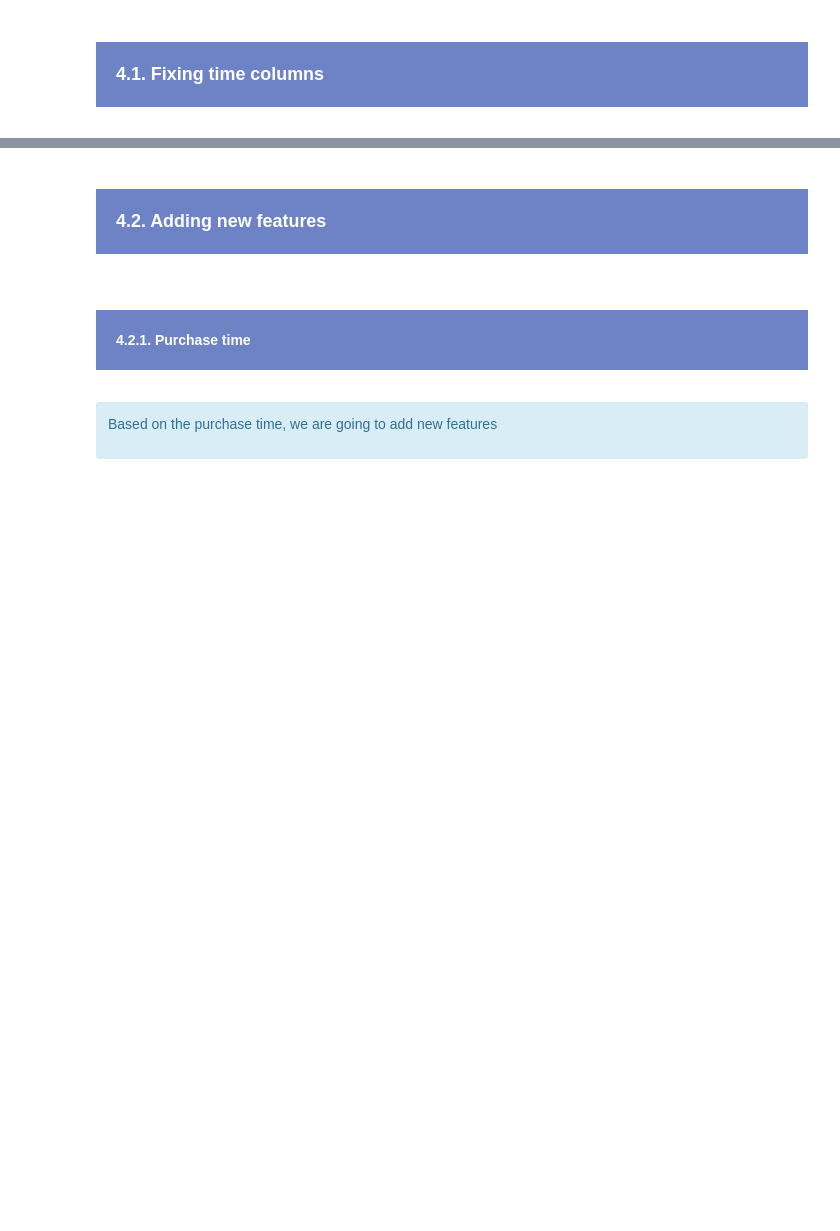
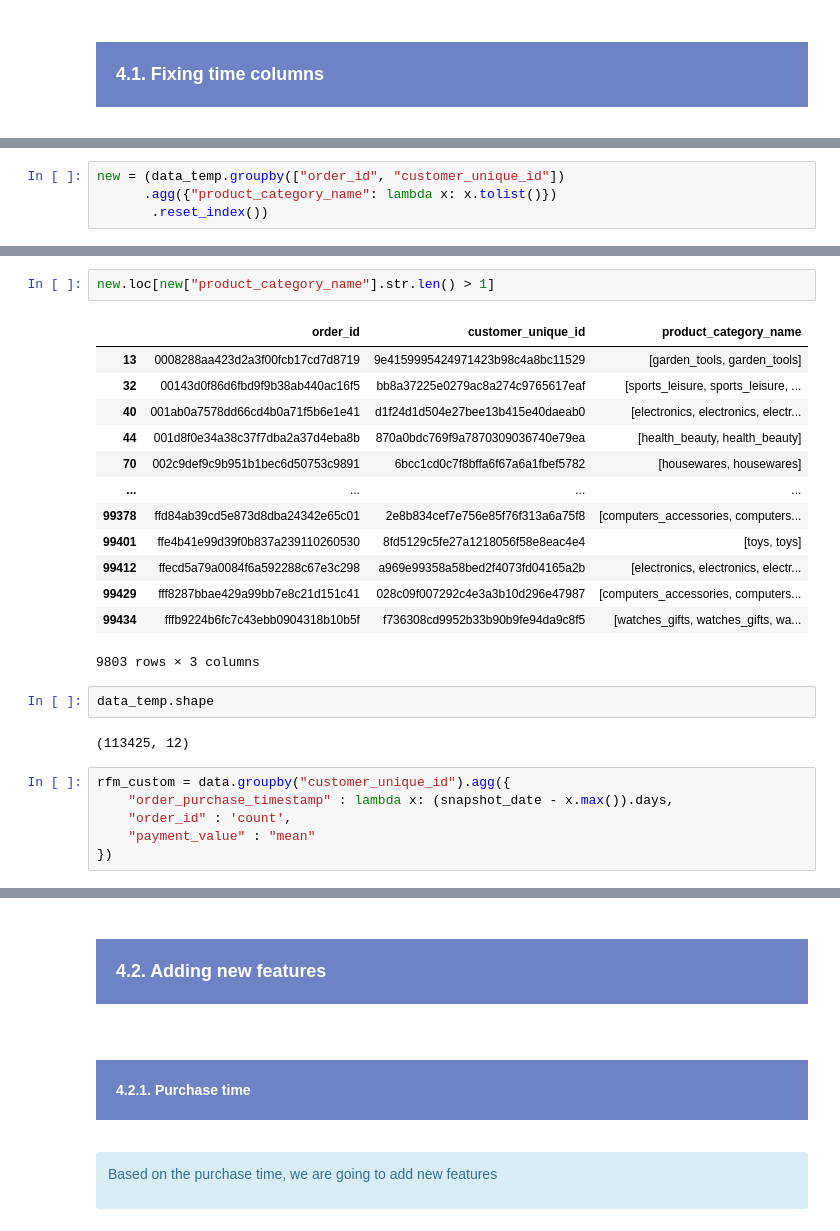
Before and after one commit to samirhinojosa/OC-P5-segment-customers-of-website, a Jupyter notebook: analysis_notebook.ipynb, the cells around one changed output, grey strips where cells are left out. Cells and saved outputs as stored; diff of their text form; blank space fills up the shorter version.

```diff
--- a/analysis_notebook.ipynb
+++ b/analysis_notebook.ipynb
@@ -1522,0 +1576,4 @@ for col in LIST_COLS_TIME:
+# %%
+new = (data_temp.groupby(["order_id", "customer_unique_id"])
+      .agg({"product_category_name": lambda x: x.tolist()})
+       .reset_index())
@@ -1522,0 +1589,26 @@ for col in LIST_COLS_TIME:
+# %%
+new.loc[new["product_category_name"].str.len() > 1]
+# %% [output]
+|  | order_id | customer_unique_id | product_category_name |
+| 13 | 0008288aa423d2a3f00fcb17cd7d8719 | 9e4159995424971423b98c4a8bc11529 | [garden_tools, garden_tools] |
+| 32 | 00143d0f86d6fbd9f9b38ab440ac16f5 | bb8a37225e0279ac8a274c9765617eaf | [sports_leisure, sports_leisure, ... |
+| 40 | 001ab0a7578dd66cd4b0a71f5b6e1e41 | d1f24d1d504e27bee13b415e40daeab0 | [electronics, electronics, electr... |
+| 44 | 001d8f0e34a38c37f7dba2a37d4eba8b | 870a0bdc769f9a7870309036740e79ea | [health_beauty, health_beauty] |
+| 70 | 002c9def9c9b951b1bec6d50753c9891 | 6bcc1cd0c7f8bffa6f67a6a1fbef5782 | [housewares, housewares] |
+| ... | ... | ... | ... |
+| 99378 | ffd84ab39cd5e873d8dba24342e65c01 | 2e8b834cef7e756e85f76f313a6a75f8 | [computers_accessories, computers... |
+| 99401 | ffe4b41e99d39f0b837a239110260530 | 8fd5129c5fe27a1218056f58e8eac4e4 | [toys, toys] |
+| 99412 | ffecd5a79a0084f6a592288c67e3c298 | a969e99358a58bed2f4073fd04165a2b | [electronics, electronics, electr... |
+| 99429 | fff8287bbae429a99bb7e8c21d151c41 | 028c09f007292c4e3a3b10d296e47987 | [computers_accessories, computers... |
+| 99434 | fffb9224b6fc7c43ebb0904318b10b5f | f736308cd9952b33b90b9fe94da9c8f5 | [watches_gifts, watches_gifts, wa... |
+9803 rows × 3 columns
+# %%
+data_temp.shape
+# %% [output]
+(113425, 12)
+# %%
+rfm_custom = data.groupby("customer_unique_id").agg({
+    "order_purchase_timestamp" : lambda x: (snapshot_date - x.max()).days,
+    "order_id" : 'count',
+    "payment_value" : "mean"
+})
```
Also changed, not shown: parts of 120 cells of this notebook, 7 other files.
